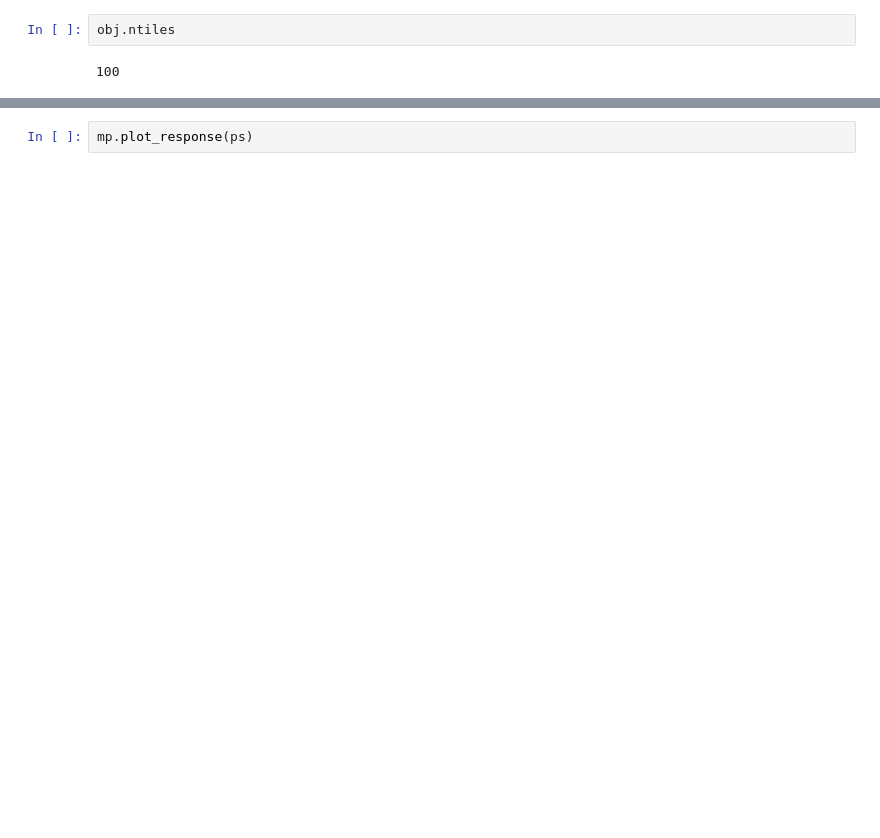
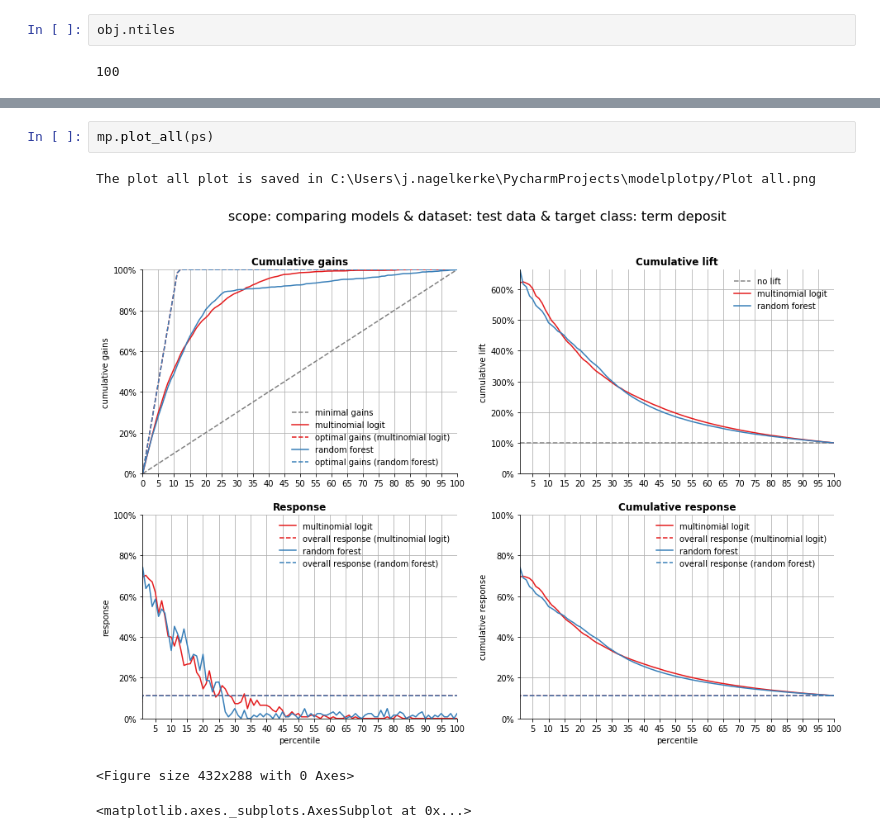
Before and after one commit to modelplot/modelplotpy, a Jupyter notebook: jn_tests_modelplotpy.ipynb, the cells around one changed output, grey strips where cells are left out. Cells and saved outputs as stored; diff of their text form; blank space fills up the shorter version.

```diff
--- a/jn_tests_modelplotpy.ipynb
+++ b/jn_tests_modelplotpy.ipynb
@@ -90,4 +89,9 @@ The cumulative lift plot is saved in C:\Users\j.nagelkerke\PycharmProjects\model
 <Figure size 432x288 with 0 Axes>
 <matplotlib.axes._subplots.AxesSubplot at 0x...>
 # %%
-mp.plot_response(ps)
+mp.plot_all(ps)
+# %% [output]
+The plot all plot is saved in C:\Users\j.nagelkerke\PycharmProjects\modelplotpy/Plot all.png
+[figure, added]
+<Figure size 432x288 with 0 Axes>
+<matplotlib.axes._subplots.AxesSubplot at 0x...>
```
Also changed, not shown: parts of 9 cells of this notebook, 1 other file.
